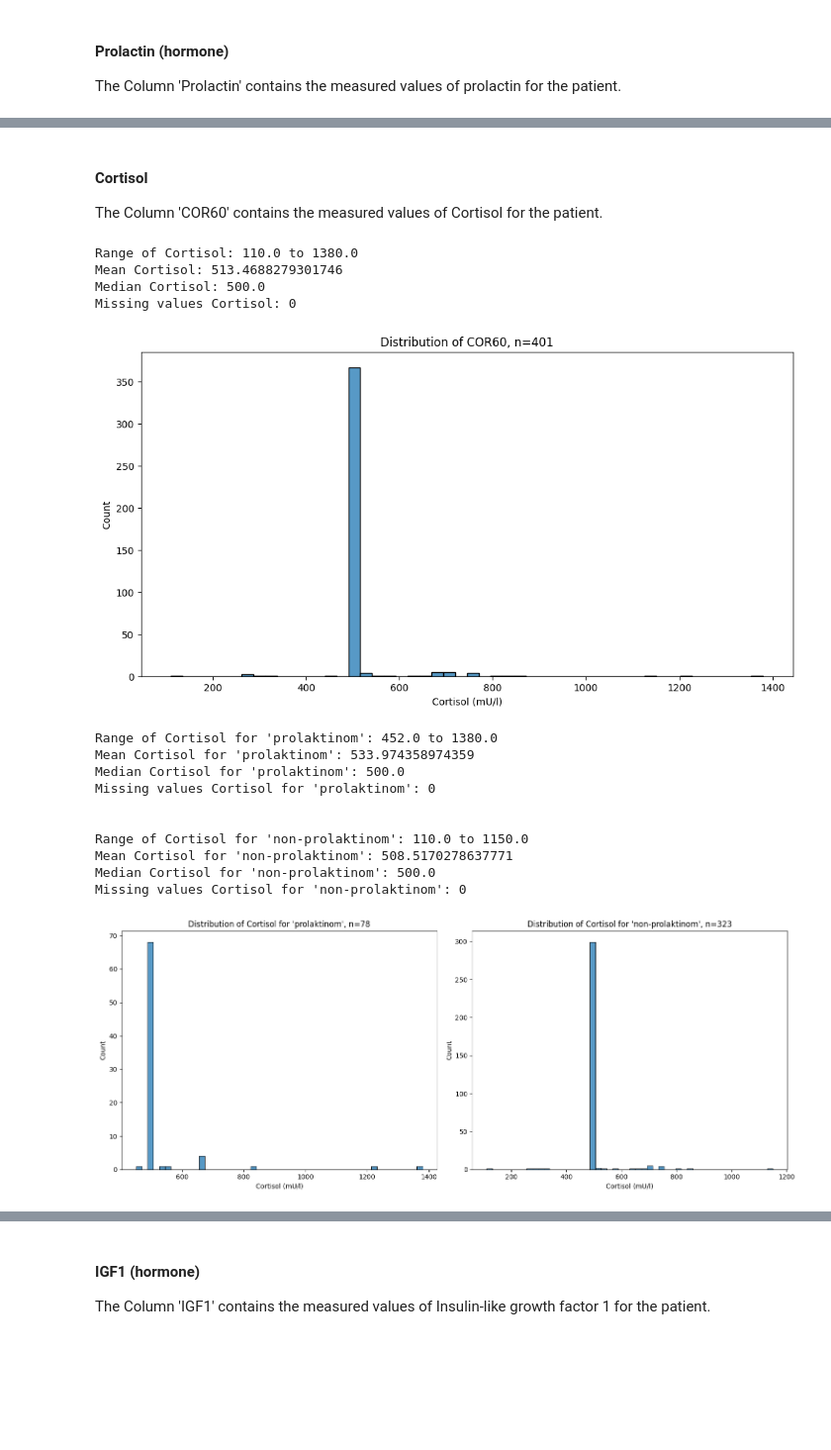
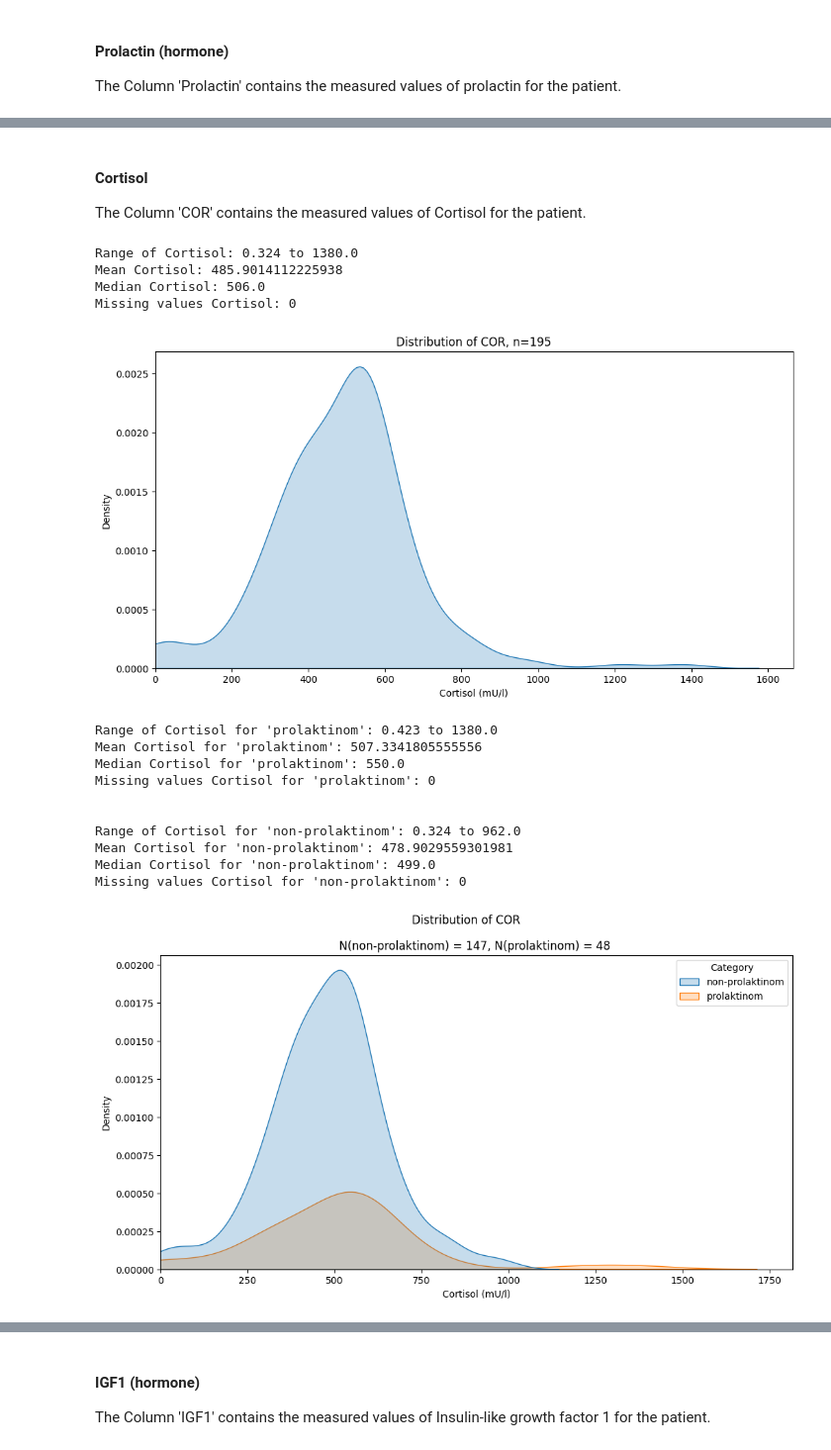
Before and after one commit to tmandelz/classification-prolactinoma, a Jupyter notebook: eda/patient_eda.ipynb, the cells around one changed output, grey strips where cells are left out. Shown at 99% size. Drawn from its saved outputs; the diff is of its cells as text; code cells hidden in the pictures; blank space fills up the shorter version.

```diff
--- a/eda/patient_eda.ipynb
+++ b/eda/patient_eda.ipynb
@@ -388,55 +361,49 @@ Missing values for 'non-prolaktinom': 0
 # %% [markdown]
 #### Cortisol
-The Column 'COR60' contains the measured values of Cortisol for the patient.
+The Column 'COR' contains the measured values of Cortisol for the patient.
 # %%
-column = 'COR60'
+column = 'COR'
 print("Range of Cortisol:", df[column].min(), "to", df[column].max())
 print("Mean Cortisol:", df[column].mean())
 print("Median Cortisol:", df[column].median())
 print("Missing values Cortisol:", sum(df[column].isna()))
-sns.histplot(df[column],bins=50)
+sns.kdeplot(df[column],fill=True)
 plt.title(f"Distribution of {column}, n={len(df[column])}")
 plt.xlabel('Cortisol (mU/l)')
+plt.xlim(0, None)
 plt.show()
 # %% [output]
-Range of Cortisol: 110.0 to 1380.0
-Mean Cortisol: 513.4688279301746
-Median Cortisol: 500.0
+Range of Cortisol: 0.324 to 1380.0
+Mean Cortisol: 485.9014112225938
+Median Cortisol: 506.0
 Missing values Cortisol: 0
-[figure, old version]
+[figure, new version]
 # %%
 print("Range of Cortisol for 'prolaktinom':", df[df[label_col] == 'prolaktinom'][column].min(), "to", df[df[label_col] == 'prolaktinom'][column].max())
 print("Mean Cortisol for 'prolaktinom':", df[df[label_col] == 'prolaktinom'][column].mean())
 print("Median Cortisol for 'prolaktinom':", df[df[label_col] == 'prolaktinom'][column].median())
 print("Missing values Cortisol for 'prolaktinom':", sum(df[df[label_col] == 'prolaktinom'][column].isna()))
 print('\n')
 print("Range of Cortisol for 'non-prolaktinom':", df[df[label_col] == 'non-prolaktinom'][column].min(), "to", df[df[label_col] == 'non-prolaktinom'][column].max())
 print("Mean Cortisol for 'non-prolaktinom':", df[df[label_col] == 'non-prolaktinom'][column].mean())
 print("Median Cortisol for 'non-prolaktinom':", df[df[label_col] == 'non-prolaktinom'][column].median())
 print("Missing values Cortisol for 'non-prolaktinom':", sum(df[df[label_col] == 'non-prolaktinom'][column].isna()))
-fig, axes = plt.subplots(nrows=1, ncols=2, figsize=(15, 6))
-# Subplot for one label
-sns.histplot(df[df[label_col] == 'prolaktinom'][column], bins=50, ax=axes[0])
-axes[0].set_title(f"Distribution of Cortisol for 'prolaktinom', n={len(df[df[label_col] == 'prolaktinom'][column])}")
-axes[0].set_xlabel('Cortisol (mU/l)')
 
-# Subplot for the other label
-sns.histplot(df[df[label_col] == 'non-prolaktinom'][column], bins=50, ax=axes[1])
-axes[1].set_title(f"Distribution of Cortisol for 'non-prolaktinom', n={len(df[df[label_col] == 'non-prolaktinom'][column])}")
-axes[1].set_xlabel('Cortisol (mU/l)')
-plt.tight_layout()
-
-# Show the plots
+sns.kdeplot(df,x=column,hue=label_col,fill=True,)
+plt.title(f"N(non-prolaktinom) = {non_prol_n}, N(prolaktinom) = {prol_n} ")
+plt.suptitle(f'Distribution of {column}')
+plt.xlabel('Cortisol (mU/l)')
+plt.xlim(0, None)
 plt.show()
 # %% [output]
-Range of Cortisol for 'prolaktinom': 452.0 to 1380.0
-Mean Cortisol for 'prolaktinom': 533.974358974359
-Median Cortisol for 'prolaktinom': 500.0
+Range of Cortisol for 'prolaktinom': 0.423 to 1380.0
+Mean Cortisol for 'prolaktinom': 507.3341805555556
+Median Cortisol for 'prolaktinom': 550.0
 Missing values Cortisol for 'prolaktinom': 0
 
 
-Range of Cortisol for 'non-prolaktinom': 110.0 to 1150.0
-Mean Cortisol for 'non-prolaktinom': 508.5170278637771
-Median Cortisol for 'non-prolaktinom': 500.0
+Range of Cortisol for 'non-prolaktinom': 0.324 to 962.0
+Mean Cortisol for 'non-prolaktinom': 478.9029559301981
+Median Cortisol for 'non-prolaktinom': 499.0
 Missing values Cortisol for 'non-prolaktinom': 0
-[figure, old version]
+[figure, new version]
```
Also changed, not shown: parts of 45 cells of this notebook, 11 other files.
